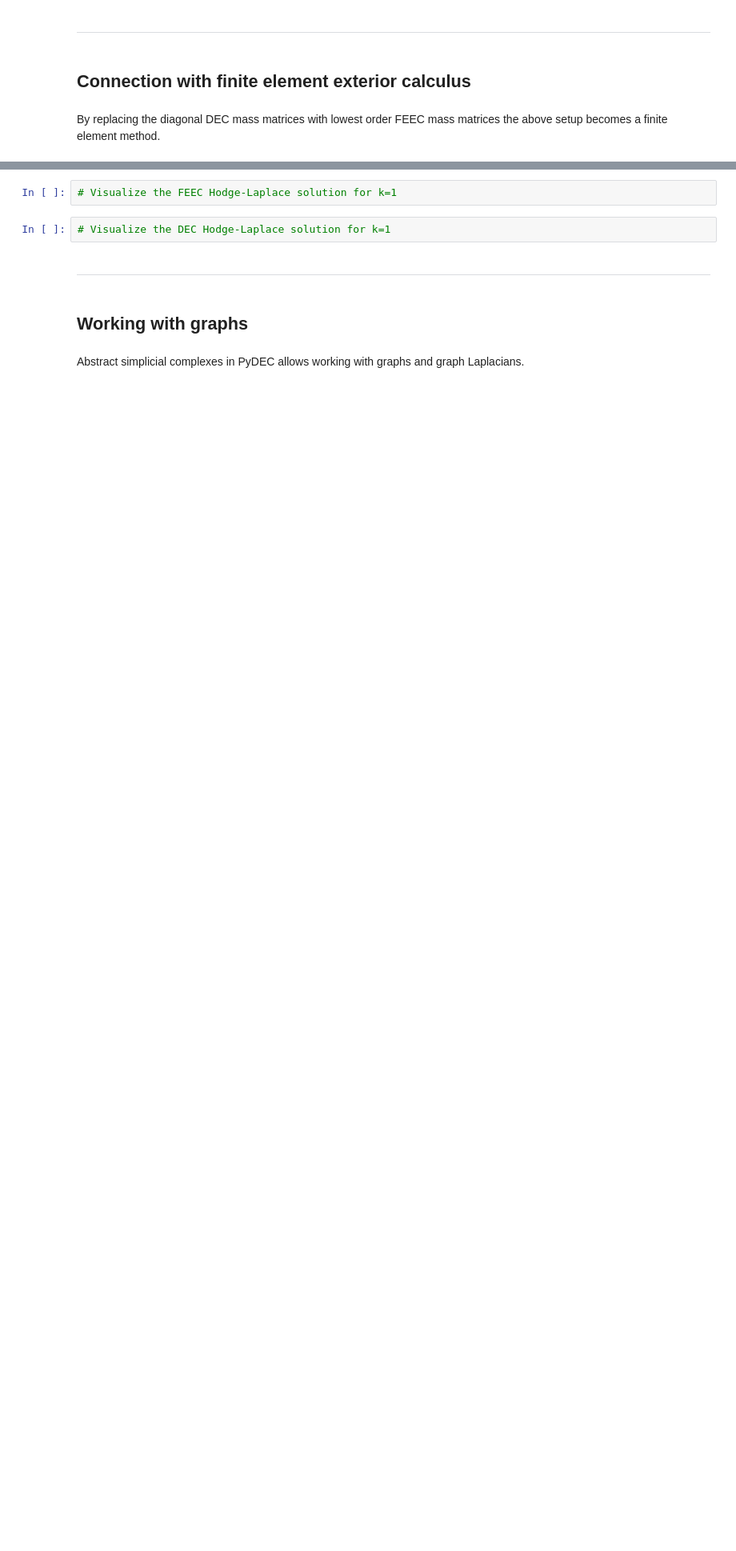
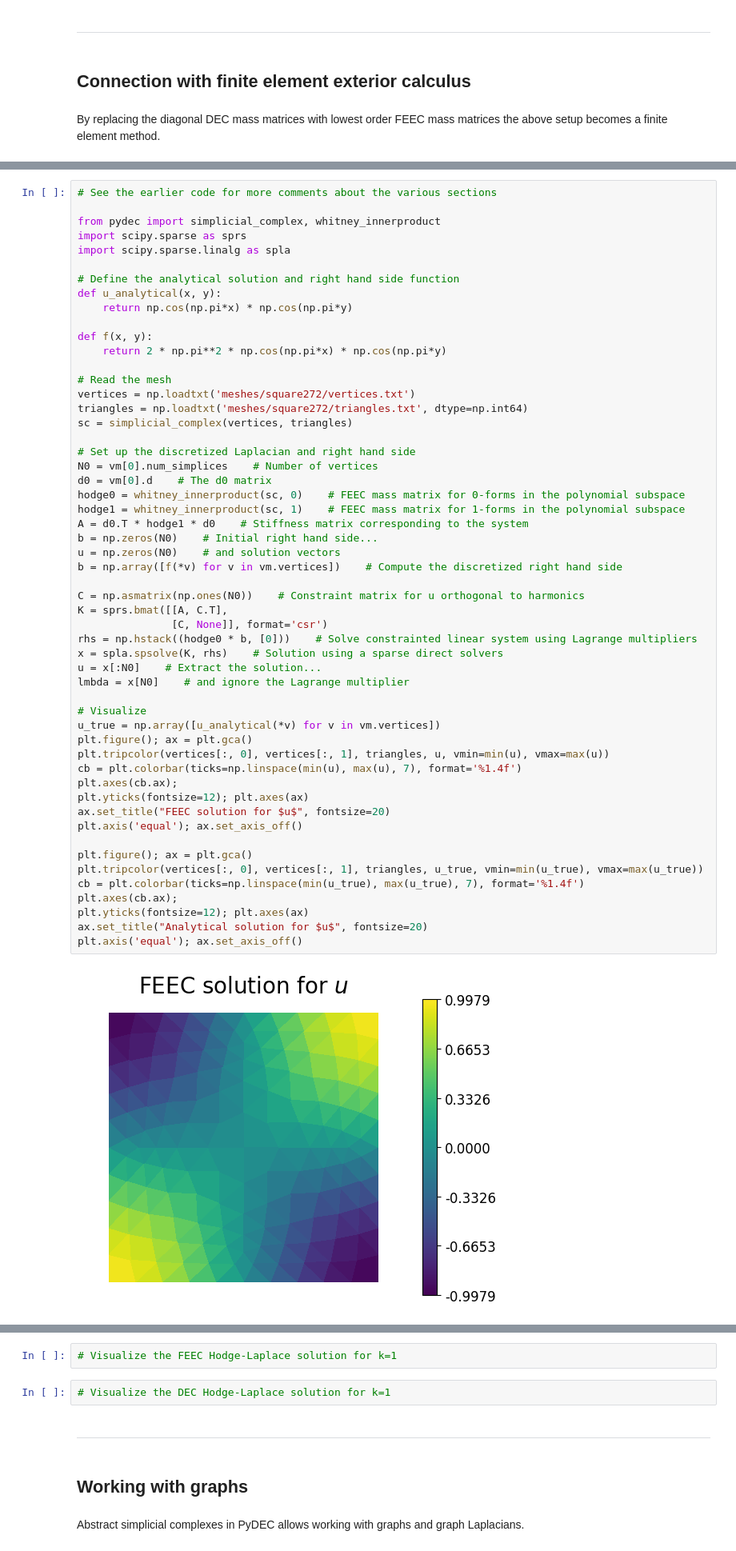
Before and after one commit to discrete-exterior-calculus/dec-icts-2025, a Jupyter notebook: PyDEC-intro.ipynb, the cells around one changed output, grey strips where cells are left out. Shown at 80% size. Drawn from its saved outputs; the diff is of its cells as text; blank space fills up the shorter version.

Commit message:
Added FEEC version of 0-Poisson

```diff
--- a/PyDEC-intro.ipynb
+++ b/PyDEC-intro.ipynb
@@ -292,0 +291,56 @@ Whitney forms allow one to visualize the solutions computed as a vector field.
+# %%
+# See the earlier code for more comments about the various sections
+
+from pydec import simplicial_complex, whitney_innerproduct
+import scipy.sparse as sprs
+import scipy.sparse.linalg as spla
+
+# Define the analytical solution and right hand side function
+def u_analytical(x, y):
+    return np.cos(np.pi*x) * np.cos(np.pi*y)
+
+def f(x, y):
+    return 2 * np.pi**2 * np.cos(np.pi*x) * np.cos(np.pi*y)
+
+# Read the mesh
+vertices = np.loadtxt('meshes/square272/vertices.txt')
+triangles = np.loadtxt('meshes/square272/triangles.txt', dtype=np.int64)
+sc = simplicial_complex(vertices, triangles)
+
+# Set up the discretized Laplacian and right hand side
+N0 = vm[0].num_simplices    # Number of vertices
+d0 = vm[0].d    # The d0 matrix
+hodge0 = whitney_innerproduct(sc, 0)    # FEEC mass matrix for 0-forms in the polynomial subspace
+hodge1 = whitney_innerproduct(sc, 1)    # FEEC mass matrix for 1-forms in the polynomial subspace
+A = d0.T * hodge1 * d0    # Stiffness matrix corresponding to the system
+b = np.zeros(N0)    # Initial right hand side...
+u = np.zeros(N0)    # and solution vectors
+b = np.array([f(*v) for v in vm.vertices])    # Compute the discretized right hand side
+
+C = np.asmatrix(np.ones(N0))    # Constraint matrix for u orthogonal to harmonics
+K = sprs.bmat([[A, C.T],
+               [C, None]], format='csr')
+rhs = np.hstack((hodge0 * b, [0]))    # Solve constrainted linear system using Lagrange multipliers
+x = spla.spsolve(K, rhs)    # Solution using a sparse direct solvers
+u = x[:N0]    # Extract the solution...
+lmbda = x[N0]    # and ignore the Lagrange multiplier
+
+# Visualize
+u_true = np.array([u_analytical(*v) for v in vm.vertices])
+plt.figure(); ax = plt.gca()
+plt.tripcolor(vertices[:, 0], vertices[:, 1], triangles, u, vmin=min(u), vmax=max(u))
+cb = plt.colorbar(ticks=np.linspace(min(u), max(u), 7), format='%1.4f')
+plt.axes(cb.ax);
+plt.yticks(fontsize=12); plt.axes(ax)
+ax.set_title("FEEC solution for $u$", fontsize=20)
+plt.axis('equal'); ax.set_axis_off()
+
+plt.figure(); ax = plt.gca()
+plt.tripcolor(vertices[:, 0], vertices[:, 1], triangles, u_true, vmin=min(u_true), vmax=max(u_true))
+cb = plt.colorbar(ticks=np.linspace(min(u_true), max(u_true), 7), format='%1.4f')
+plt.axes(cb.ax);
+plt.yticks(fontsize=12); plt.axes(ax)
+ax.set_title("Analytical solution for $u$", fontsize=20)
+plt.axis('equal'); ax.set_axis_off()
+# %% [output]
+[figure, added]
```
Also changed, not shown: parts of 3 cells of this notebook.
